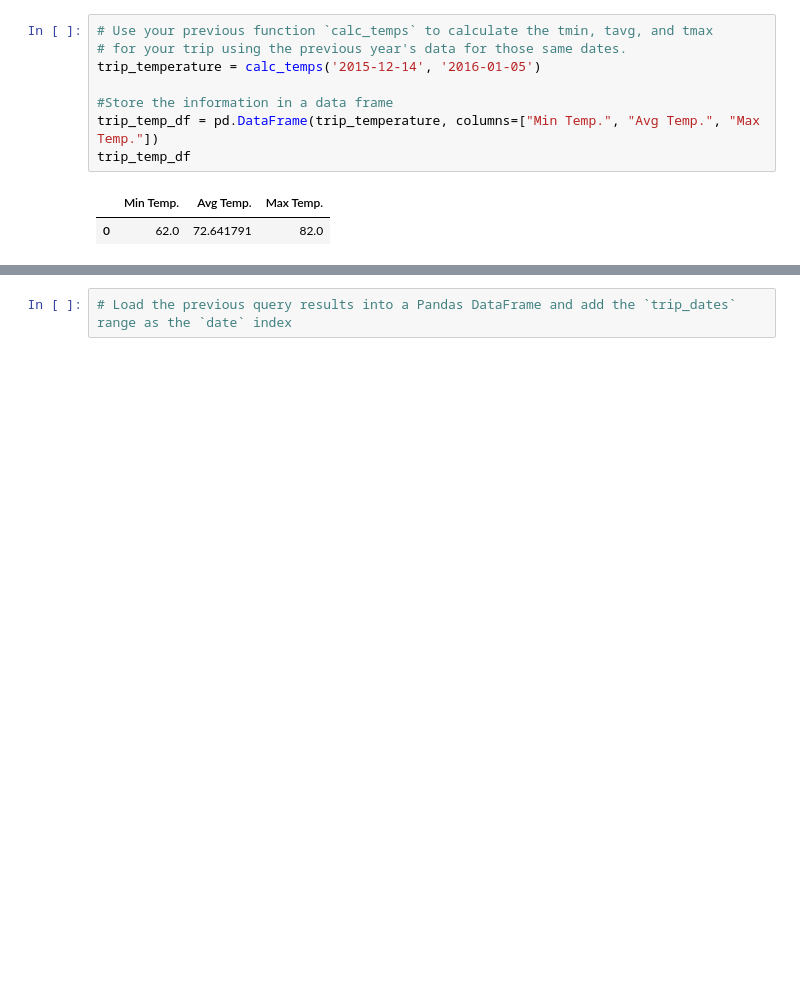
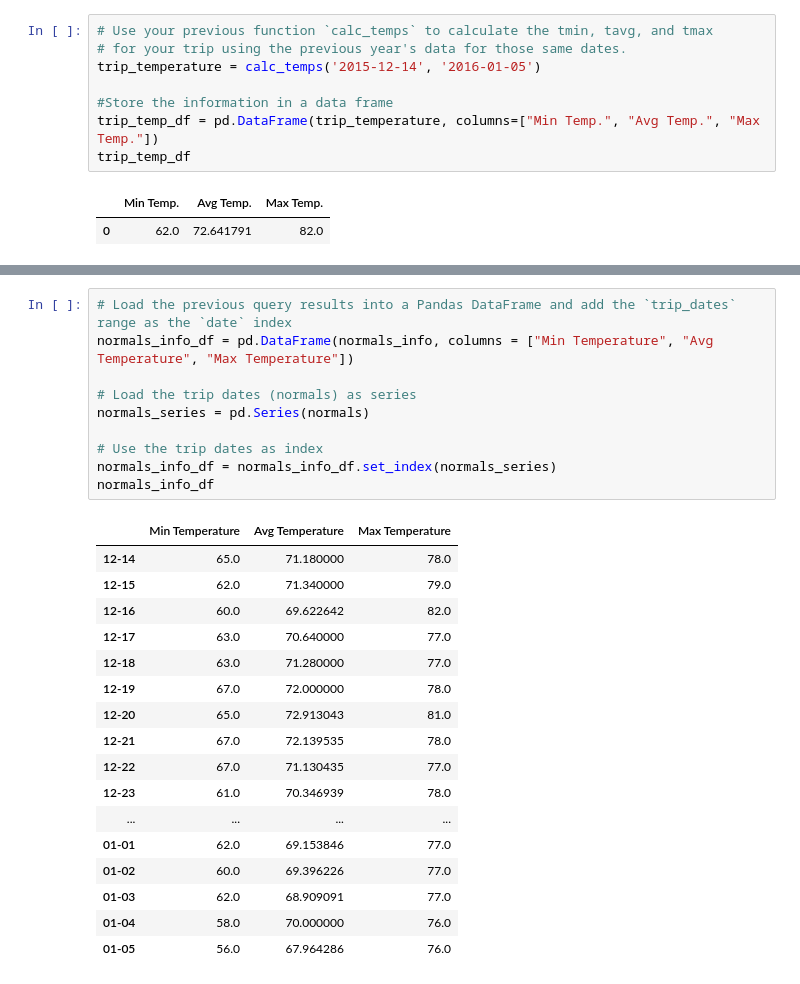
Before and after one commit to manuelamc14/climate-analysis-sqlalchemy, a Jupyter notebook: climate_starter.ipynb, the cells around one changed output, grey strips where cells are left out. Drawn from its saved outputs; the diff is of its cells as text; blank space fills up the shorter version.

```diff
--- a/climate_starter.ipynb
+++ b/climate_starter.ipynb
@@ -395,4 +357,30 @@ daily_normals("01-01")
 # %%
 # Load the previous query results into a Pandas DataFrame and add the `trip_dates` range as the `date` index
+normals_info_df = pd.DataFrame(normals_info, columns = ["Min Temperature", "Avg Temperature", "Max Temperature"])
+
+# Load the trip dates (normals) as series
+normals_series = pd.Series(normals)
+
+# Use the trip dates as index
+normals_info_df = normals_info_df.set_index(normals_series)
+normals_info_df
+# %% [output]
+|  | Min Temperature | Avg Temperature | Max Temperature |
+| 12-14 | 65.0 | 71.180000 | 78.0 |
+| 12-15 | 62.0 | 71.340000 | 79.0 |
+| 12-16 | 60.0 | 69.622642 | 82.0 |
+| 12-17 | 63.0 | 70.640000 | 77.0 |
+| 12-18 | 63.0 | 71.280000 | 77.0 |
+| 12-19 | 67.0 | 72.000000 | 78.0 |
+| 12-20 | 65.0 | 72.913043 | 81.0 |
+| 12-21 | 67.0 | 72.139535 | 78.0 |
+| 12-22 | 67.0 | 71.130435 | 77.0 |
+| 12-23 | 61.0 | 70.346939 | 78.0 |
+| ... | ... | ... | ... |
+| 01-01 | 62.0 | 69.153846 | 77.0 |
+| 01-02 | 60.0 | 69.396226 | 77.0 |
+| 01-03 | 62.0 | 68.909091 | 77.0 |
+| 01-04 | 58.0 | 70.000000 | 76.0 |
+| 01-05 | 56.0 | 67.964286 | 76.0 |
 # %%
 # Plot the daily normals as an area plot with `stacked=False`
```
Also changed, not shown: parts of 20 cells of this notebook.
